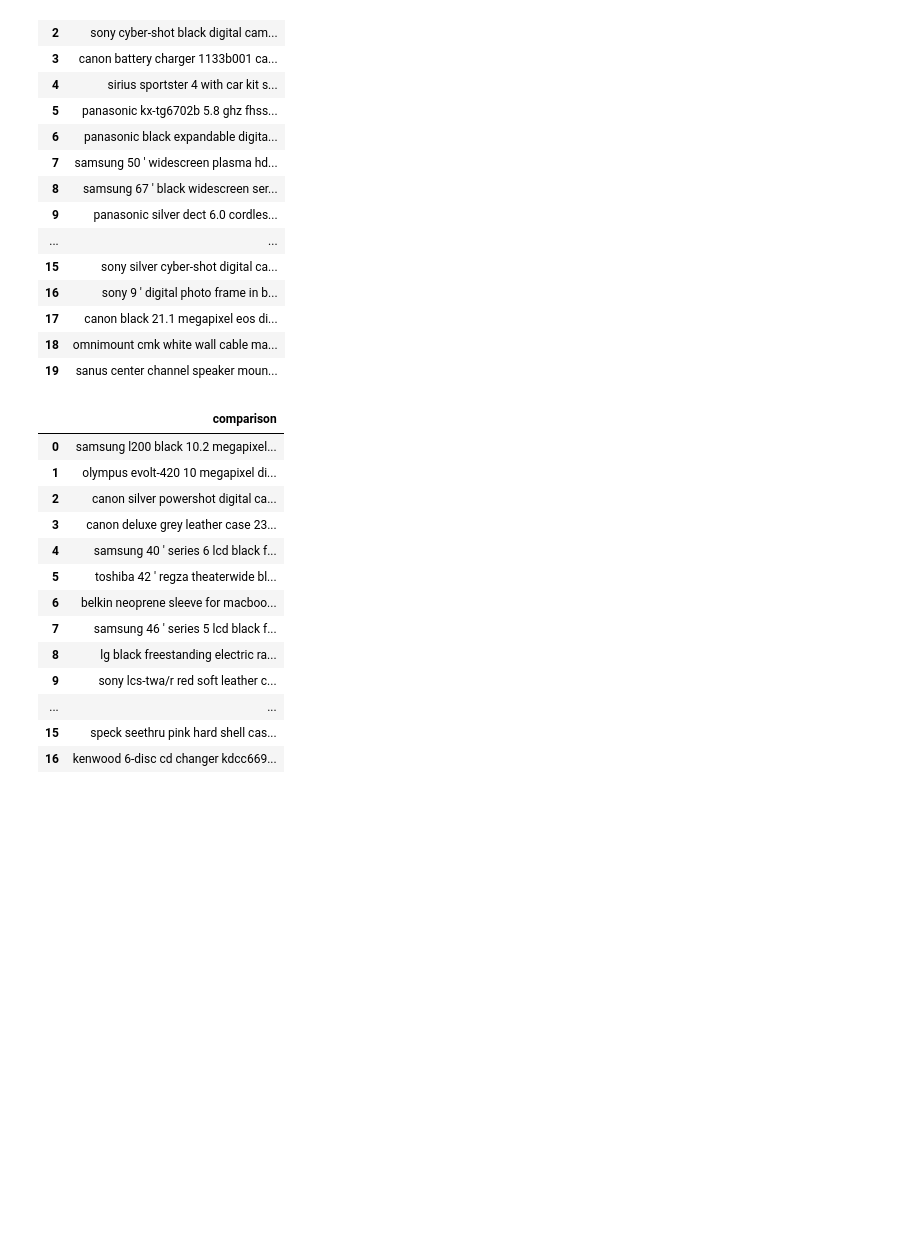
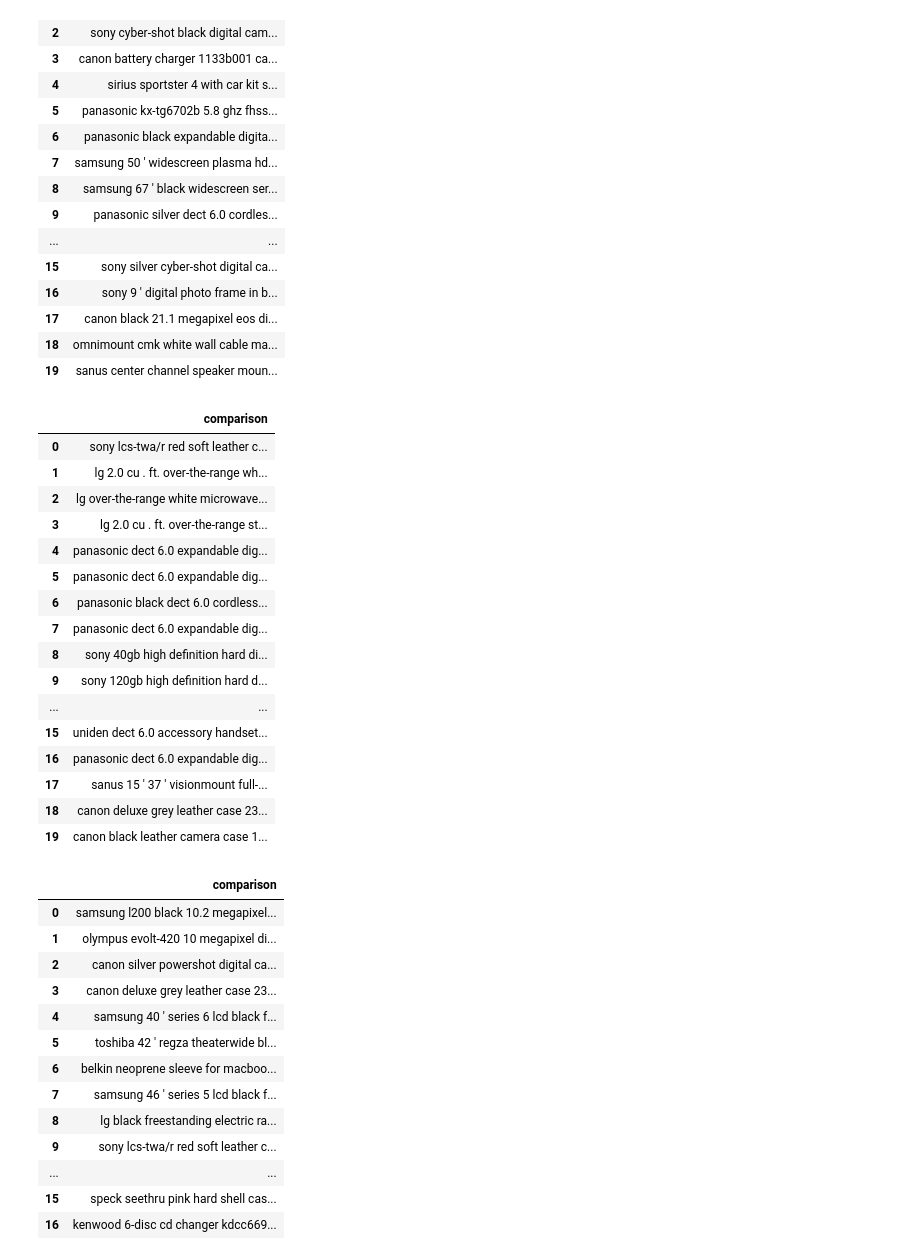
Before and after one commit to damianr13/master-thesis-kth, a Jupyter notebook: notebooks/data_insights.ipynb, the cells around one changed output. Drawn from its saved outputs; the diff is of its cells as text; code cells hidden in the pictures; blank space fills up the shorter version.

```diff
--- a/notebooks/data_insights.ipynb
+++ b/notebooks/data_insights.ipynb
@@ -125,6 +126,26 @@ display(show_with_contrast(mislabeled[mislabeled['label'] == 1]))
 | 17 | canon black 21.1 megapixel eos di... |
 | 18 | omnimount cmk white wall cable ma... |
 | 19 | sanus center channel speaker moun... |
+# %%
+display(show_with_contrast(mislabeled[mislabeled['label'] == 0]))
+# %% [output]
+|  | comparison |
+| 0 | sony lcs-twa/r red soft leather c... |
+| 1 | lg 2.0 cu . ft. over-the-range wh... |
+| 2 | lg over-the-range white microwave... |
+| 3 | lg 2.0 cu . ft. over-the-range st... |
+| 4 | panasonic dect 6.0 expandable dig... |
+| 5 | panasonic dect 6.0 expandable dig... |
+| 6 | panasonic black dect 6.0 cordless... |
+| 7 | panasonic dect 6.0 expandable dig... |
+| 8 | sony 40gb high definition hard di... |
+| 9 | sony 120gb high definition hard d... |
+| ... | ... |
+| 15 | uniden dect 6.0 accessory handset... |
+| 16 | panasonic dect 6.0 expandable dig... |
+| 17 | sanus 15 ' 37 ' visionmount full-... |
+| 18 | canon deluxe grey leather case 23... |
+| 19 | canon black leather camera case 1... |
 # %%
 display(show_with_contrast(correct[correct['label'] == 1]))
 # %% [output]
```
Also changed, not shown: parts of 8 cells of this notebook, 9 other files.
